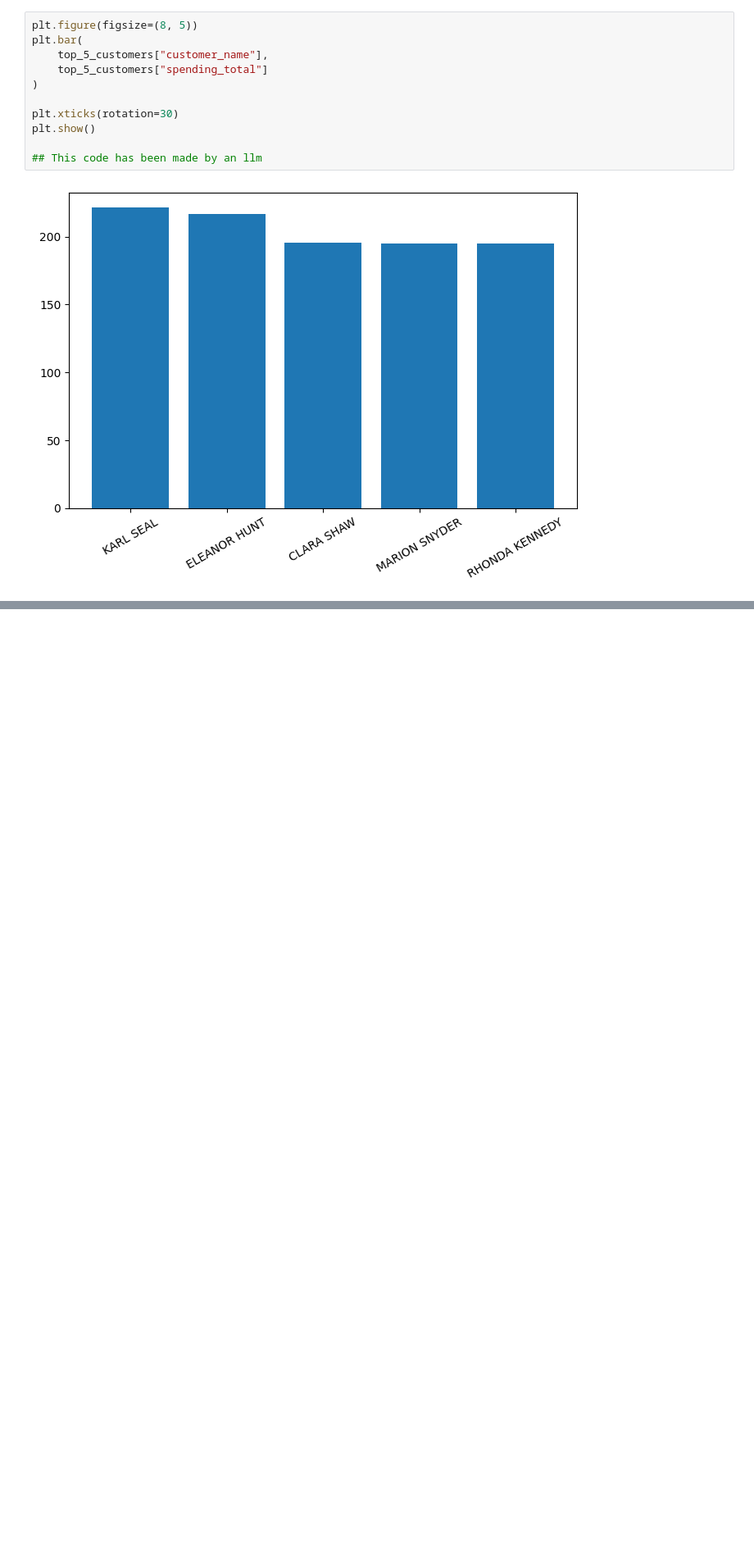
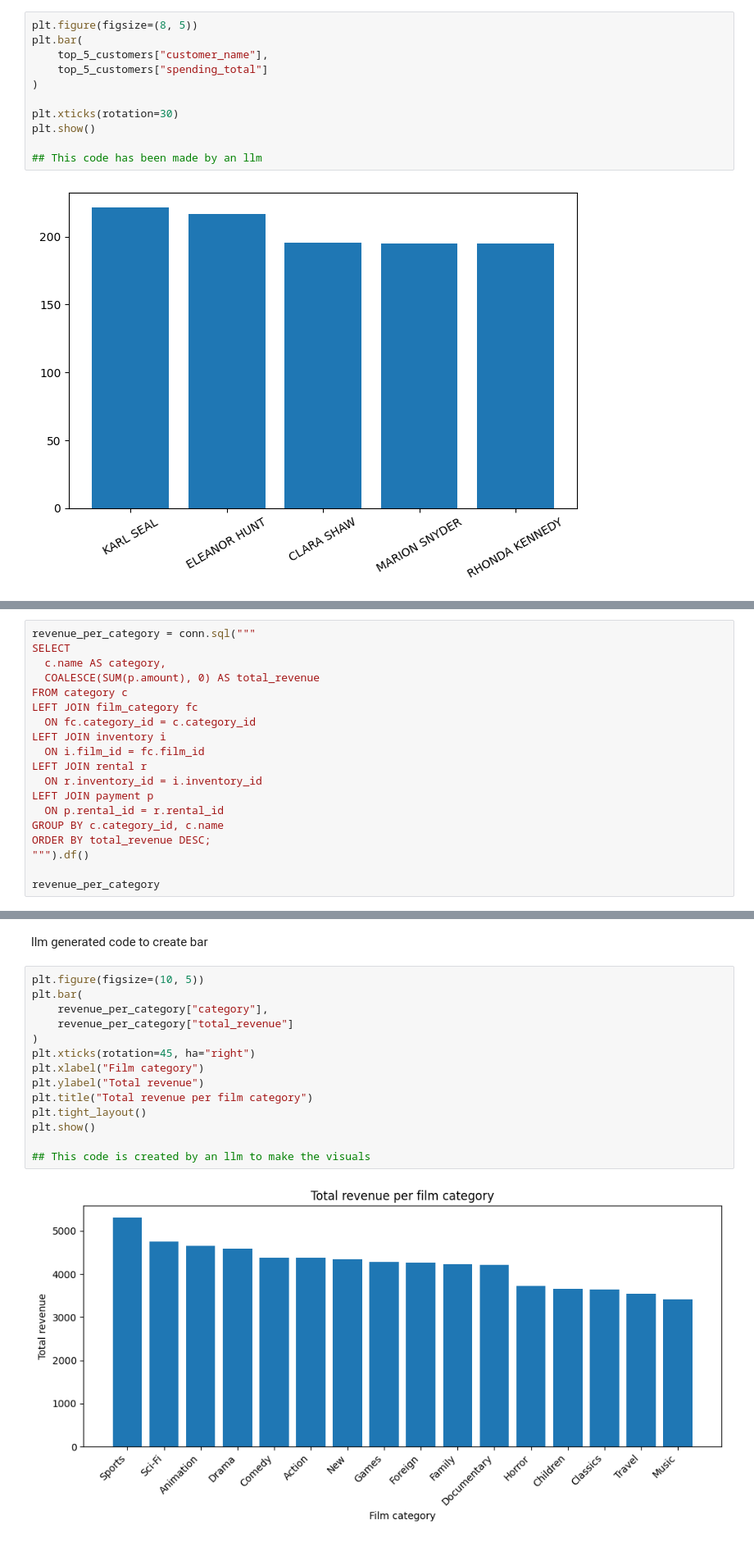
Before and after one commit to linuslarsson03/lab-1---sql, a Jupyter notebook: duckdb_pandas.ipynb, the cells around one changed output, grey strips where cells are left out. Shown at 82% size. Saved outputs shown, nothing was run; the diff lists cells and outputs as text; blank space fills up the shorter version.

Commit message:
query to see the revenue per film category

```diff
--- a/duckdb_pandas.ipynb
+++ b/duckdb_pandas.ipynb
@@ -428,0 +433,19 @@ plt.show()
+# %%
+revenue_per_category = conn.sql("""
+SELECT
+  c.name AS category,
+  COALESCE(SUM(p.amount), 0) AS total_revenue
+FROM category c
+LEFT JOIN film_category fc
+  ON fc.category_id = c.category_id
+LEFT JOIN inventory i
+  ON i.film_id = fc.film_id
+LEFT JOIN rental r
+  ON r.inventory_id = i.inventory_id
+LEFT JOIN payment p
+  ON p.rental_id = r.rental_id
+GROUP BY c.category_id, c.name
+ORDER BY total_revenue DESC;
+""").df()
+
+revenue_per_category
@@ -428,0 +470,18 @@ plt.show()
+# %% [markdown]
+llm generated code to create bar
+# %%
+plt.figure(figsize=(10, 5))
+plt.bar(
+    revenue_per_category["category"],
+    revenue_per_category["total_revenue"]
+)
+plt.xticks(rotation=45, ha="right")
+plt.xlabel("Film category")
+plt.ylabel("Total revenue")
+plt.title("Total revenue per film category")
+plt.tight_layout()
+plt.show()
+
+## This code is created by an llm to make the visuals
+# %% [output]
+[figure, added]
```
Also changed, not shown: parts of 3 cells of this notebook.
